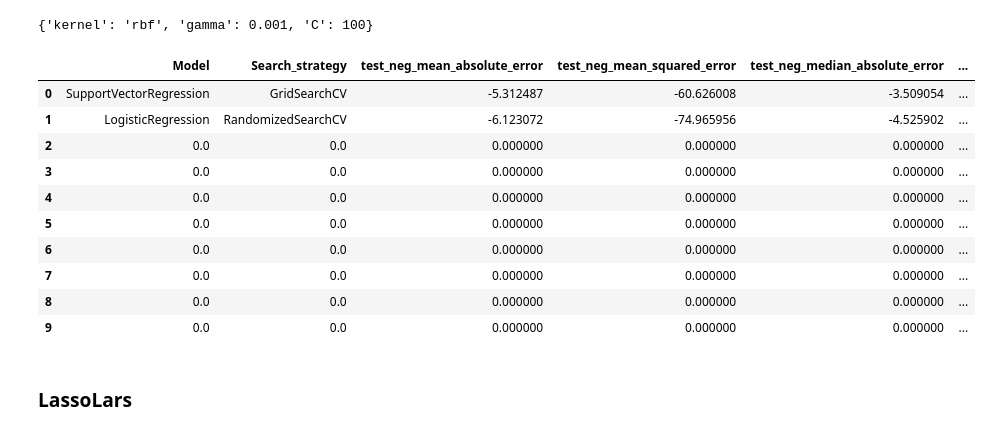
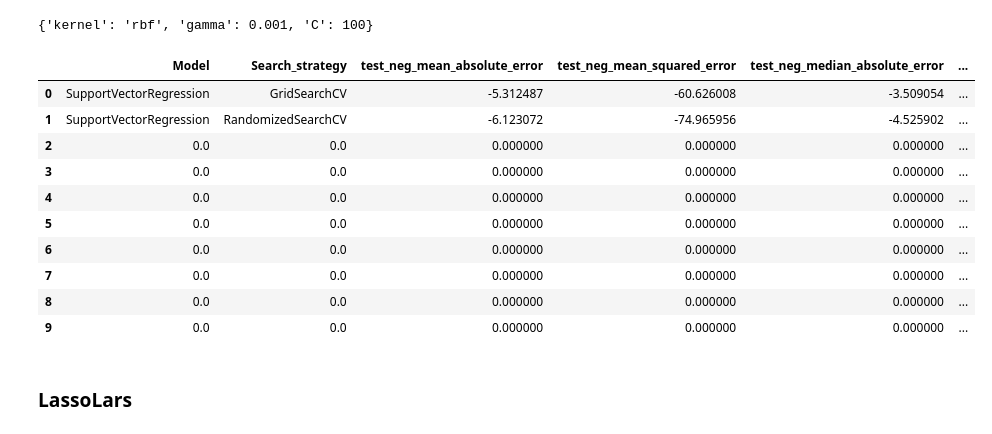
Before and after one commit to brasilnike/Teme-Introducere-in-Data-Science, a Jupyter notebook: Tema5 - IDS/Homework Progress/Tema5_IDS.ipynb, the cells around one changed output. Saved outputs shown, nothing was run; the diff lists cells and outputs as text; code cells hidden in the pictures.

```diff
--- a/Tema5 - IDS/Homework Progress/Tema5_IDS.ipynb
+++ b/Tema5 - IDS/Homework Progress/Tema5_IDS.ipynb
@@ -479,13 +484,13 @@ print(best_parameters)
 # %%
 tuned_regression = SVR(**best_parameters)
 random_scores = cross_validate(tuned_regression, housing_X, housing_y, cv=5, scoring=['neg_mean_absolute_error', 'neg_mean_squared_error', 'neg_median_absolute_error'], return_train_score=True)
-populate_dataFrame(BostonHousing_df, random_scores, 'LogisticRegression', 'RandomizedSearchCV', 1)
+populate_dataFrame(BostonHousing_df, random_scores, 'SupportVectorRegression', 'RandomizedSearchCV', 1)
 
 BostonHousing_df.head(n=10)
 # %% [output]
 |  | Model | Search_strategy | test_neg_mean_absolute_error | test_neg_mean_squared_error | test_neg_median_absolute_error | ... |
 | 0 | SupportVectorRegression | GridSearchCV | -5.312487 | -60.626008 | -3.509054 | ... |
-| 1 | LogisticRegression | RandomizedSearchCV | -6.123072 | -74.965956 | -4.525902 | ... |
+| 1 | SupportVectorRegression | RandomizedSearchCV | -6.123072 | -74.965956 | -4.525902 | ... |
 | 2 | 0.0 | 0.0 | 0.000000 | 0.000000 | 0.000000 | ... |
 | 3 | 0.0 | 0.0 | 0.000000 | 0.000000 | 0.000000 | ... |
 | 4 | 0.0 | 0.0 | 0.000000 | 0.000000 | 0.000000 | ... |
```
Also changed, not shown: parts of 60 cells of this notebook, 3 other files.
